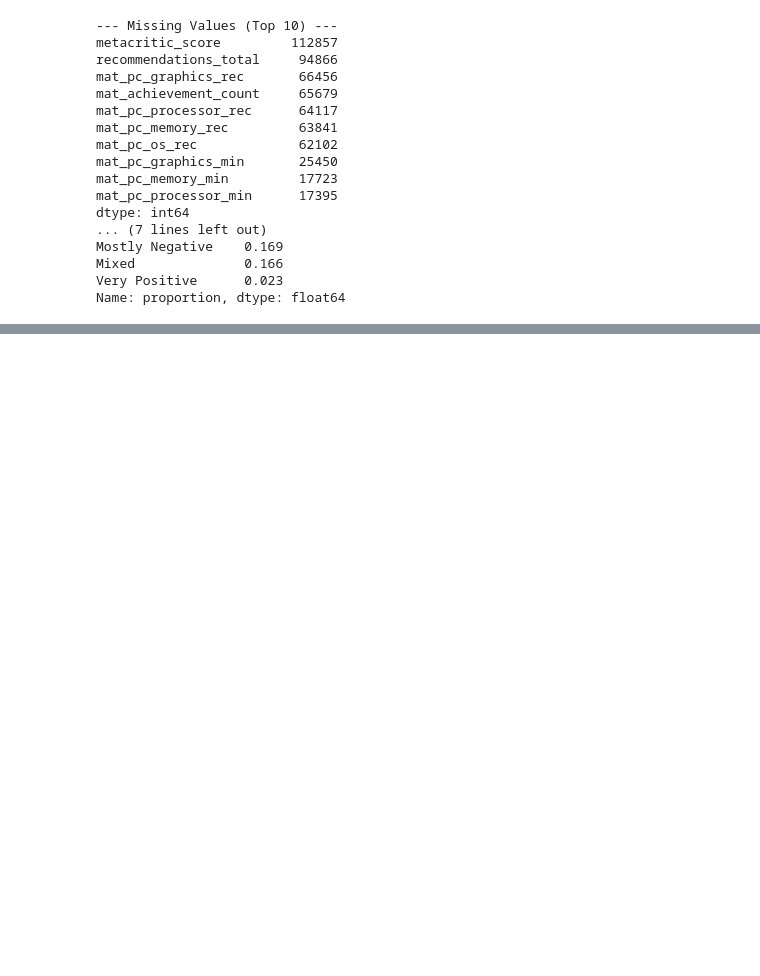
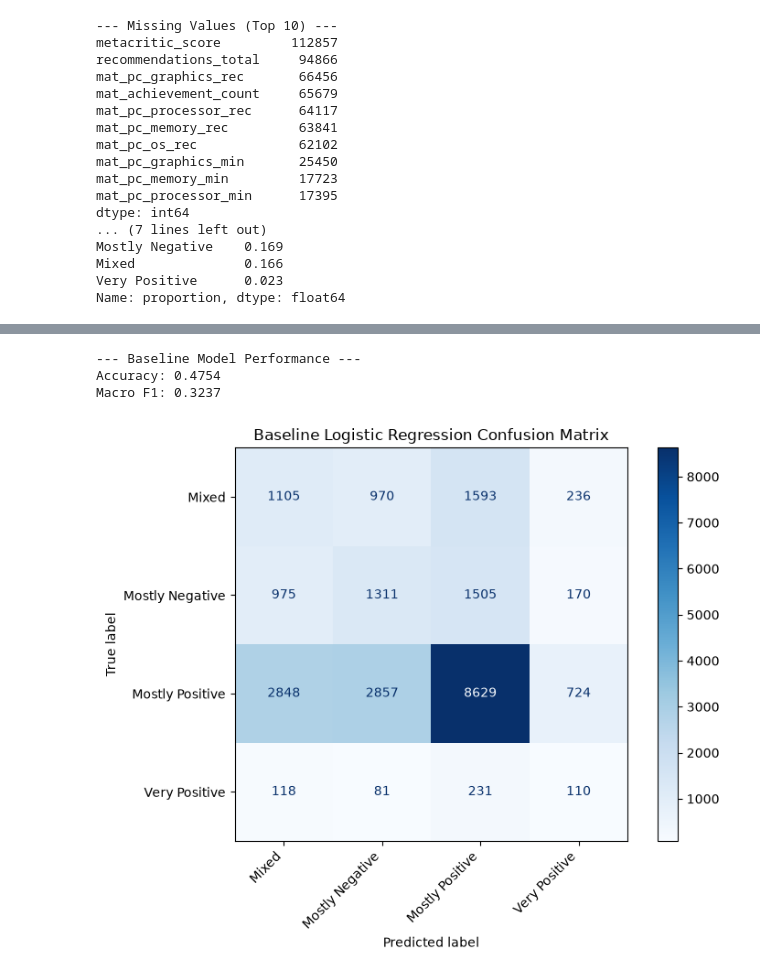
Before and after one commit to callyam1/steam-rating-prediction, a Jupyter notebook: notebooks/Milestone2_Data_and_baseline.ipynb, the cells around one changed output, grey strips where cells are left out. Drawn from its saved outputs; the diff is of its cells as text; code cells hidden in the pictures; blank space fills up the shorter version.

Commit message:
Train baseline Logistic Regression and evaluate metrics

```diff
--- a/notebooks/Milestone2_Data_and_baseline.ipynb
+++ b/notebooks/Milestone2_Data_and_baseline.ipynb
@@ -55,0 +129,42 @@ Name: proportion, dtype: float64
+# %%
+import matplotlib.pyplot as plt
+from sklearn.linear_model import LogisticRegression
+from sklearn.metrics import accuracy_score, f1_score, ConfusionMatrixDisplay
+
+# Build the final pipeline including preprocessing and the classifier
+baseline_model = Pipeline([
+    ('preprocessor', preprocessor),
+    ('classifier', LogisticRegression(class_weight='balanced', max_iter=1000, random_state=42))
+])
+
+# Train the model on the training data
+baseline_model.fit(X_train, y_train)
+
+# Predict on the protected test set
+y_pred = baseline_model.predict(X_test)
+
+# Evaluate and print the metrics
+print("--- Baseline Model Performance ---")
+print(f"Accuracy: {accuracy_score(y_test, y_pred):.4f}")
+print(f"Macro F1: {f1_score(y_test, y_pred, average='macro'):.4f}")
+
+# Generate and display the labeled confusion matrix
+fig, ax = plt.subplots(figsize=(8, 6))
+ConfusionMatrixDisplay.from_predictions(
+    y_test,
+    y_pred,
+    display_labels=baseline_model.classes_,
+    cmap='Blues',
+    ax=ax
+)
+
+# Format the plot for readability
+plt.title("Baseline Logistic Regression Confusion Matrix")
+plt.xticks(rotation=45, ha='right')
+plt.tight_layout()
+plt.show()
+# %% [output]
+--- Baseline Model Performance ---
+Accuracy: 0.4754
+Macro F1: 0.3237
+[figure, added]
```
Also changed, not shown: parts of 7 cells of this notebook.
